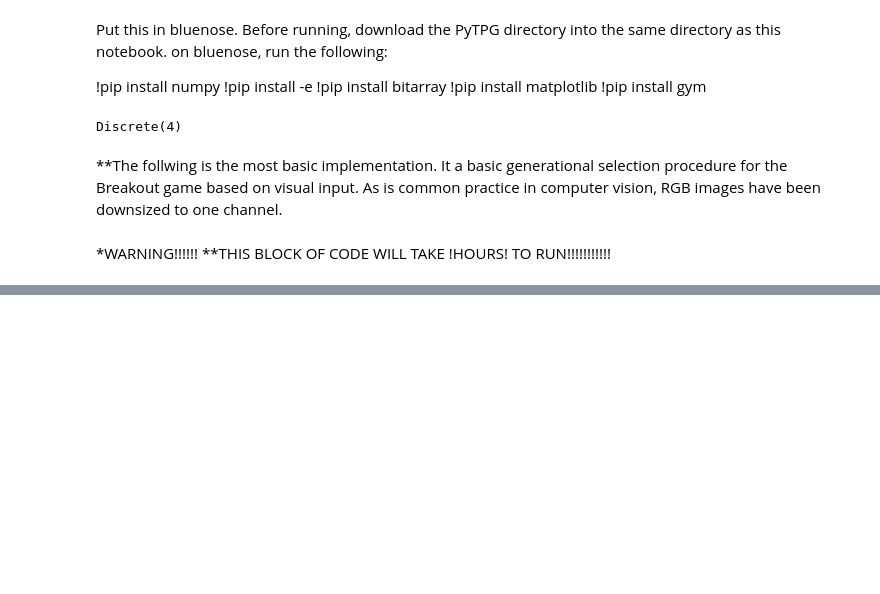
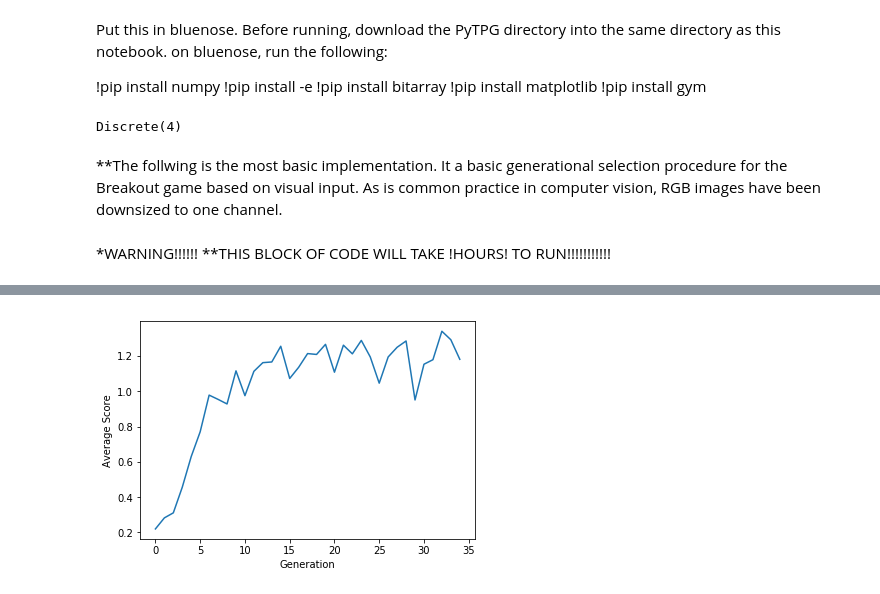
Before and after one commit to alexmanuele/TPG_Breakout, a Jupyter notebook: TPG_Breakout.ipynb, the cells around one changed output, grey strips where cells are left out. Saved outputs shown, nothing was run; the diff lists cells and outputs as text; code cells hidden in the pictures; blank space fills up the shorter version.

```diff
--- a/TPG_Breakout.ipynb
+++ b/TPG_Breakout.ipynb
@@ -123,0 +275,8 @@ Min, Max, Avg
+# %%
+pp_avgs = [x[2] for x in pp_summaryScores]
+plt.plot(pp_avgs)
+plt.xlabel('Generation')
+plt.ylabel('Average Score')
+plt.show()
+# %% [output]
+[figure, added]
```
Also changed, not shown: parts of 10 cells of this notebook.
